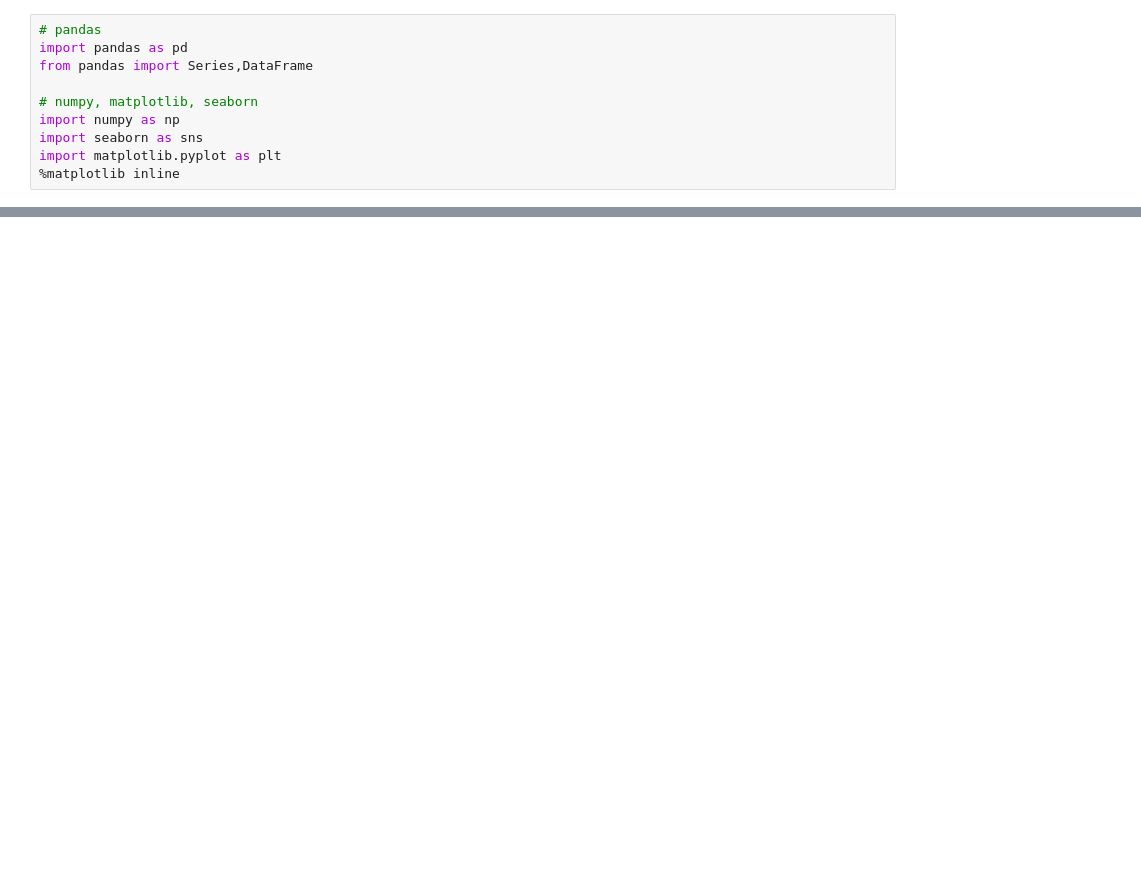
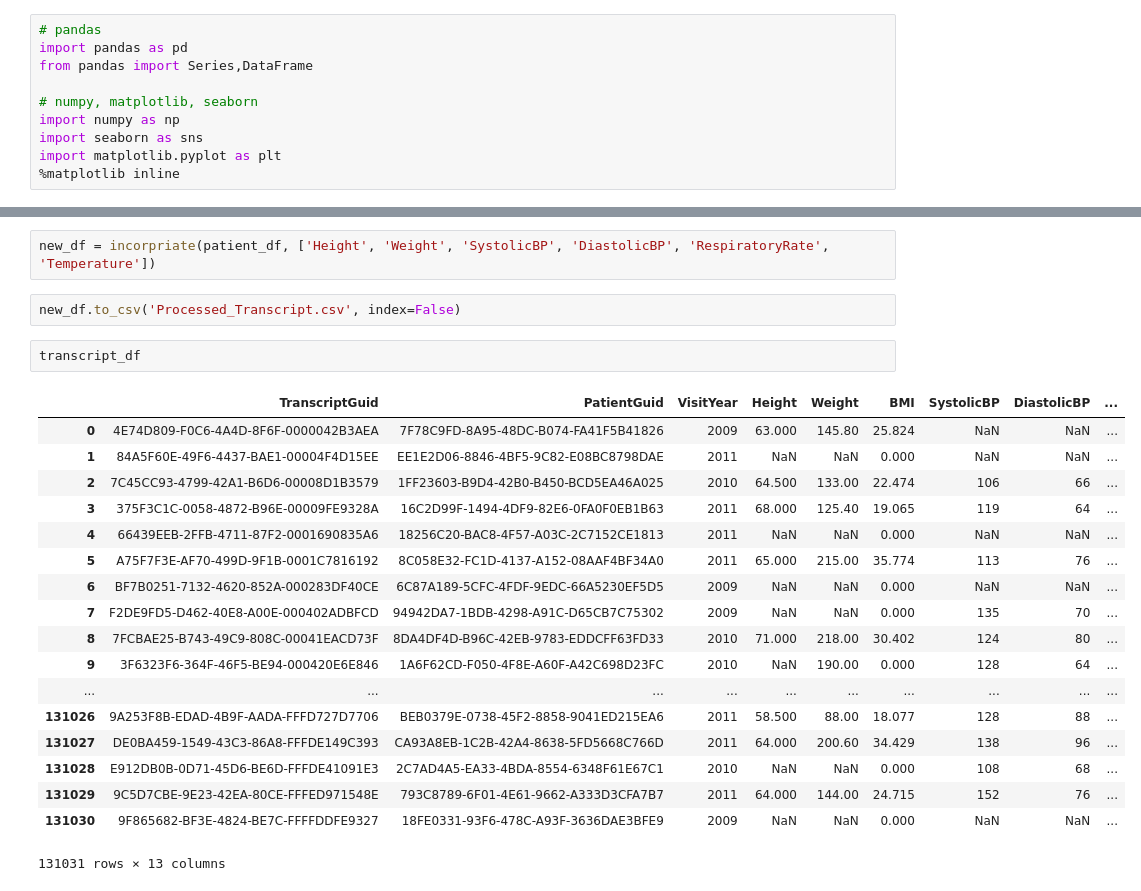
Before and after one commit to YuzhongHuang/Data-Science-Final, a Jupyter notebook: data/processed/Combing_Data .ipynb, the cells around one changed output, grey strips where cells are left out. Drawn from its saved outputs; the diff is of its cells as text; blank space fills up the shorter version.

```diff
--- a/data/processed/Combing_Data .ipynb
+++ b/data/processed/Combing_Data .ipynb
@@ -31,0 +37,25 @@ pd.read_csv("patient_lab.csv", sep=',')
+# %%
+new_df = incorpriate(patient_df, ['Height', 'Weight', 'SystolicBP', 'DiastolicBP', 'RespiratoryRate', 'Temperature'])
+# %%
+new_df.to_csv('Processed_Transcript.csv', index=False)
+# %%
+transcript_df
+# %% [output]
+|  | TranscriptGuid | PatientGuid | VisitYear | Height | Weight | BMI | SystolicBP | DiastolicBP | ... |
+| 0 | 4E74D809-F0C6-4A4D-8F6F-0000042B3AEA | 7F78C9FD-8A95-48DC-B074-FA41F5B41826 | 2009 | 63.000 | 145.80 | 25.824 | NaN | NaN | ... |
+| 1 | 84A5F60E-49F6-4437-BAE1-00004F4D15EE | EE1E2D06-8846-4BF5-9C82-E08BC8798DAE | 2011 | NaN | NaN | 0.000 | NaN | NaN | ... |
+| 2 | 7C45CC93-4799-42A1-B6D6-00008D1B3579 | 1FF23603-B9D4-42B0-B450-BCD5EA46A025 | 2010 | 64.500 | 133.00 | 22.474 | 106 | 66 | ... |
+| 3 | 375F3C1C-0058-4872-B96E-00009FE9328A | 16C2D99F-1494-4DF9-82E6-0FA0F0EB1B63 | 2011 | 68.000 | 125.40 | 19.065 | 119 | 64 | ... |
+| 4 | 66439EEB-2FFB-4711-87F2-0001690835A6 | 18256C20-BAC8-4F57-A03C-2C7152CE1813 | 2011 | NaN | NaN | 0.000 | NaN | NaN | ... |
+| 5 | A75F7F3E-AF70-499D-9F1B-0001C7816192 | 8C058E32-FC1D-4137-A152-08AAF4BF34A0 | 2011 | 65.000 | 215.00 | 35.774 | 113 | 76 | ... |
+| 6 | BF7B0251-7132-4620-852A-000283DF40CE | 6C87A189-5CFC-4FDF-9EDC-66A5230EF5D5 | 2009 | NaN | NaN | 0.000 | NaN | NaN | ... |
+| 7 | F2DE9FD5-D462-40E8-A00E-000402ADBFCD | 94942DA7-1BDB-4298-A91C-D65CB7C75302 | 2009 | NaN | NaN | 0.000 | 135 | 70 | ... |
+| 8 | 7FCBAE25-B743-49C9-808C-00041EACD73F | 8DA4DF4D-B96C-42EB-9783-EDDCFF63FD33 | 2010 | 71.000 | 218.00 | 30.402 | 124 | 80 | ... |
+| 9 | 3F6323F6-364F-46F5-BE94-000420E6E846 | 1A6F62CD-F050-4F8E-A60F-A42C698D23FC | 2010 | NaN | 190.00 | 0.000 | 128 | 64 | ... |
+| ... | ... | ... | ... | ... | ... | ... | ... | ... | ... |
+| 131026 | 9A253F8B-EDAD-4B9F-AADA-FFFD727D7706 | BEB0379E-0738-45F2-8858-9041ED215EA6 | 2011 | 58.500 | 88.00 | 18.077 | 128 | 88 | ... |
+| 131027 | DE0BA459-1549-43C3-86A8-FFFDE149C393 | CA93A8EB-1C2B-42A4-8638-5FD5668C766D | 2011 | 64.000 | 200.60 | 34.429 | 138 | 96 | ... |
+| 131028 | E912DB0B-0D71-45D6-BE6D-FFFDE41091E3 | 2C7AD4A5-EA33-4BDA-8554-6348F61E67C1 | 2010 | NaN | NaN | 0.000 | 108 | 68 | ... |
+| 131029 | 9C5D7CBE-9E23-42EA-80CE-FFFED971548E | 793C8789-6F01-4E61-9662-A333D3CFA7B7 | 2011 | 64.000 | 144.00 | 24.715 | 152 | 76 | ... |
+| 131030 | 9F865682-BF3E-4824-BE7C-FFFFDDFE9327 | 18FE0331-93F6-478C-A93F-3636DAE3BFE9 | 2009 | NaN | NaN | 0.000 | NaN | NaN | ... |
+131031 rows × 13 columns
```
Also changed, not shown: parts of 5 cells of this notebook, 1 other file.
